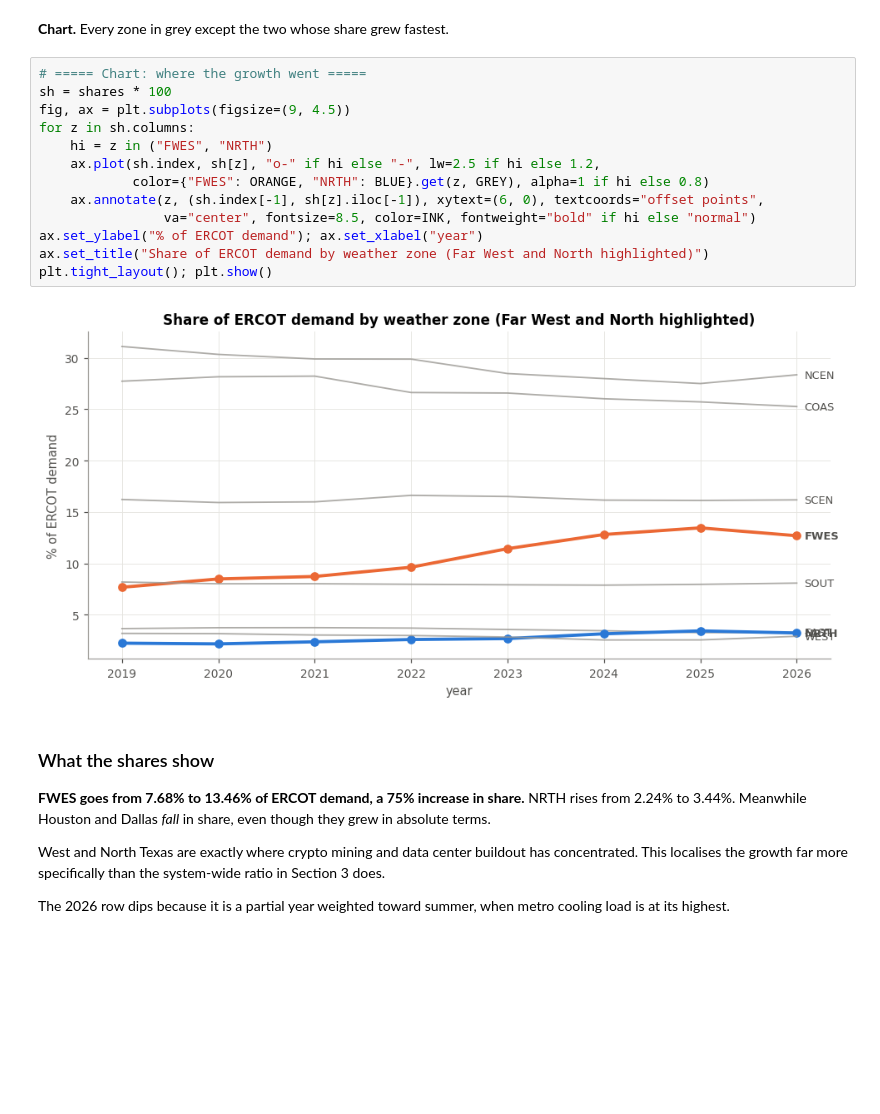
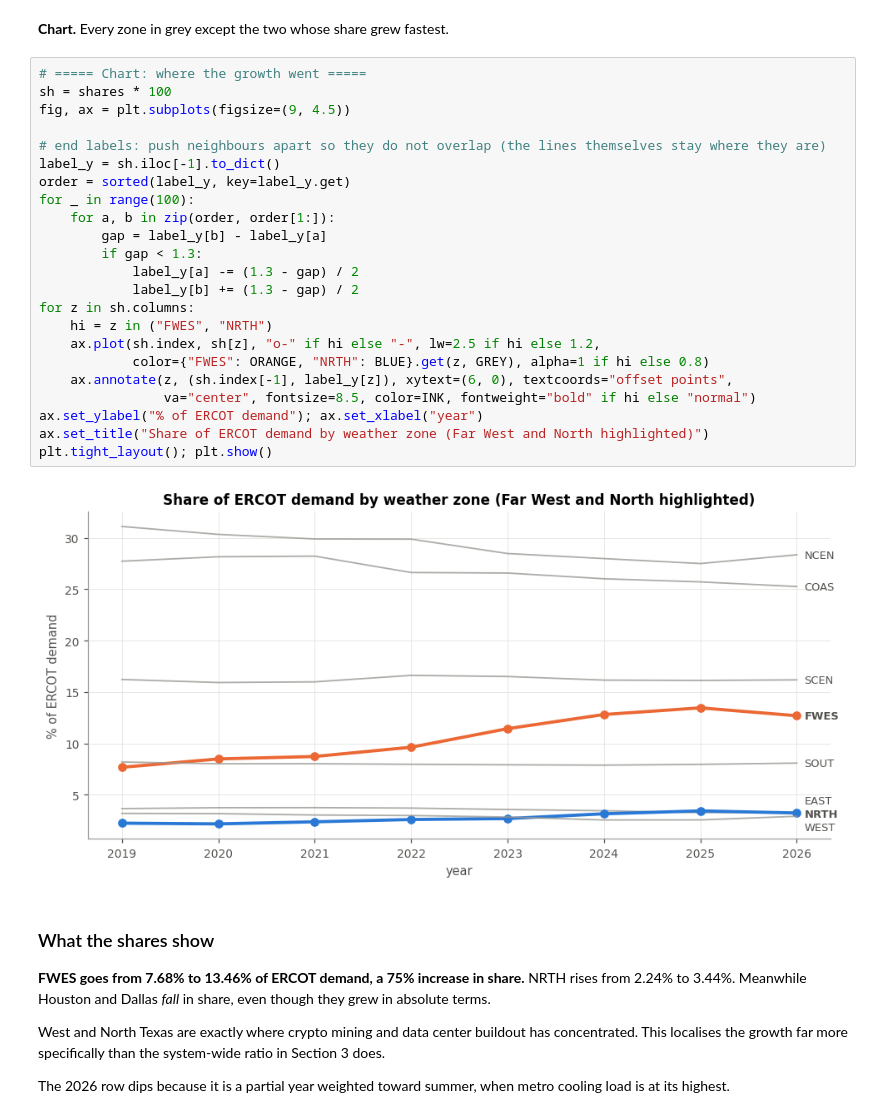
Before and after one commit to Arjunn28/gridpulse, a Jupyter notebook: notebooks/GridPulse.ipynb, the cells around one changed output. Drawn from its saved outputs; the diff is of its cells as text; blank space fills up the shorter version.

Commit message:
Chart 3: move the end labels apart so NRTH, EAST and WEST do not overlap

```diff
--- a/notebooks/GridPulse.ipynb
+++ b/notebooks/GridPulse.ipynb
@@ -550,18 +550,28 @@ weights: {'COAS': 0.2678, 'EAST': 0.0356, 'FWES': 0.1062, 'NCEN': 0.2918, 'NRTH'
 # %%
 # ===== Chart: where the growth went =====
 sh = shares * 100
 fig, ax = plt.subplots(figsize=(9, 4.5))
+
+# end labels: push neighbours apart so they do not overlap (the lines themselves stay where they are)
+label_y = sh.iloc[-1].to_dict()
+order = sorted(label_y, key=label_y.get)
+for _ in range(100):
+    for a, b in zip(order, order[1:]):
+        gap = label_y[b] - label_y[a]
+        if gap < 1.3:
+            label_y[a] -= (1.3 - gap) / 2
+            label_y[b] += (1.3 - gap) / 2
 for z in sh.columns:
     hi = z in ("FWES", "NRTH")
     ax.plot(sh.index, sh[z], "o-" if hi else "-", lw=2.5 if hi else 1.2,
             color={"FWES": ORANGE, "NRTH": BLUE}.get(z, GREY), alpha=1 if hi else 0.8)
-    ax.annotate(z, (sh.index[-1], sh[z].iloc[-1]), xytext=(6, 0), textcoords="offset points",
+    ax.annotate(z, (sh.index[-1], label_y[z]), xytext=(6, 0), textcoords="offset points",
                 va="center", fontsize=8.5, color=INK, fontweight="bold" if hi else "normal")
 ax.set_ylabel("% of ERCOT demand"); ax.set_xlabel("year")
 ax.set_title("Share of ERCOT demand by weather zone (Far West and North highlighted)")
 plt.tight_layout(); plt.show()
 # %% [output]
-[figure, old version]
+[figure, new version]
 # %% [markdown]
 ### What the shares show
 
```
Also changed, not shown: 2 other files.
